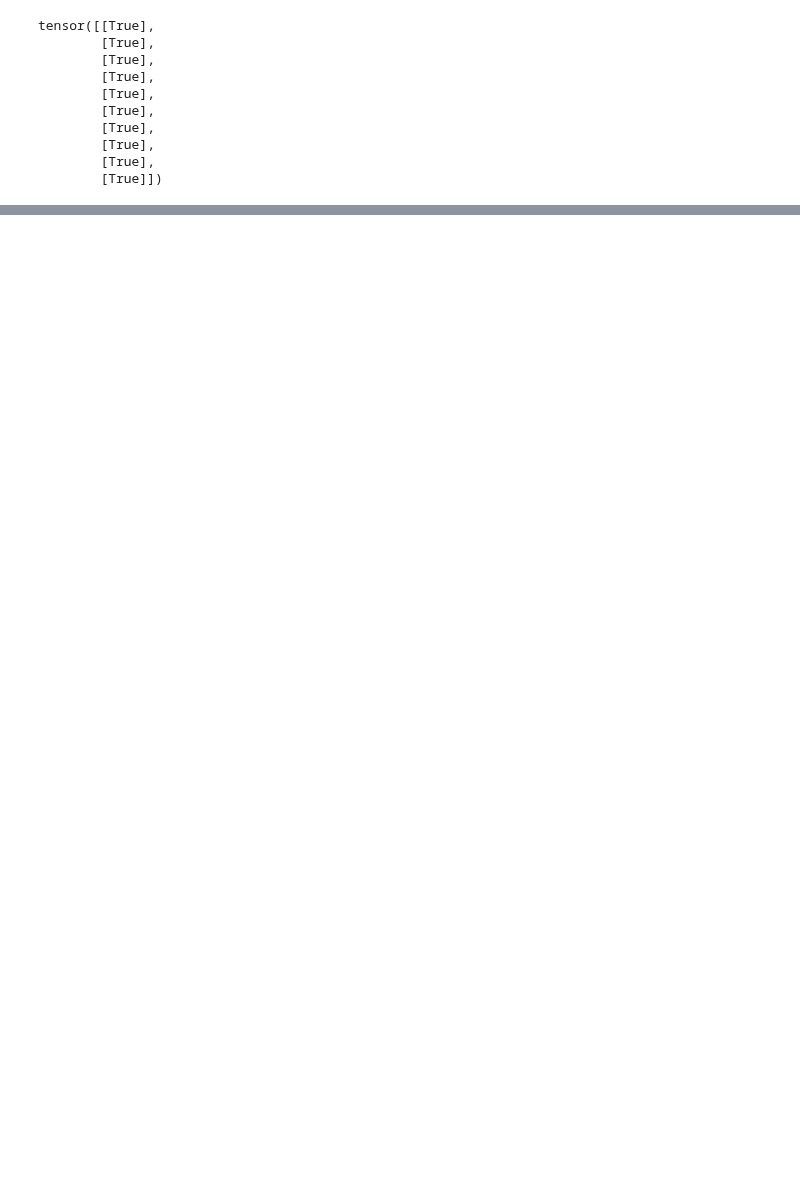
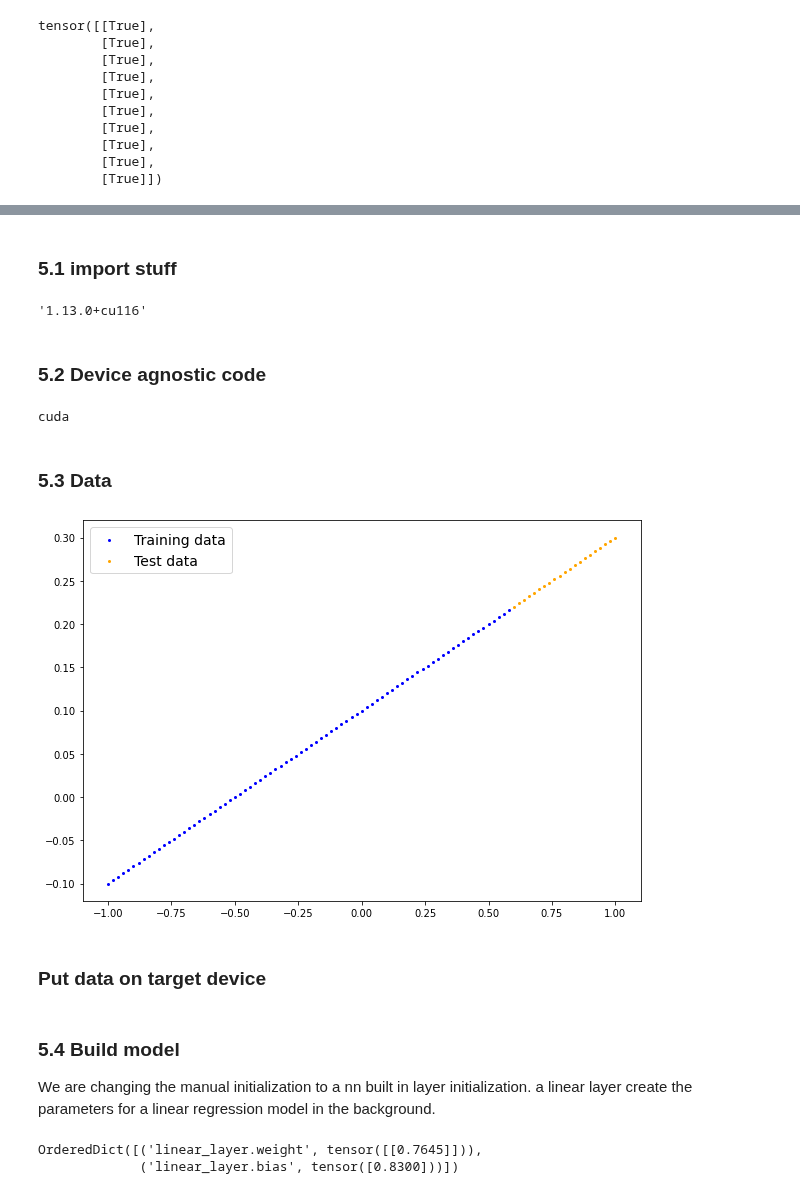
Before and after one commit to kay-squared/PyTorchLearn, a Jupyter notebook: 01_PyTorch_Workflow_video.ipynb, the cells around one changed output, grey strips where cells are left out. Cells and saved outputs as stored; diff of their text form; code cells hidden in the pictures; blank space fills up the shorter version.

```diff
--- a/01_PyTorch_Workflow_video.ipynb
+++ b/01_PyTorch_Workflow_video.ipynb
@@ -518,0 +513,47 @@ torch.save({
+# %% [markdown]
+### 5.1 import stuff
+# %%
+import torch
+from torch import nn
+import matplotlib.pyplot as plt
+torch.__version__
+# %% [output]
+'1.13.0+cu116'
+# %% [markdown]
+### 5.2 Device agnostic code
+# %%
+device = "cuda" if torch.cuda.is_available() else "cpu"
+print(device)
+#!nvidia-smi
+# %% [output]
+cuda
+# %% [markdown]
+### 5.3 Data
+# %%
+predictions=[]
+X=[]
+y=[]
+X_train=[]
+X_test=[]
+y_train=[]
+y_test=[]
+
+weight = 0.2
+bias = 0.1
+
+start =-1
+end=1
+step=0.02
+
+X = torch.arange(start,end+step,step).unsqueeze(dim=1)
+y = weight * X + bias
+
+train_split = int(0.8*len(X))
+X_train, y_train = X[:train_split],y[:train_split]
+X_test, y_test= X[train_split:],y[train_split:]
+
+plot_predictions(X_train,y_train,X_test,y_test)
+# %% [output]
+[figure, added]
+# %% [markdown]
+### Put data on target device
@@ -518,0 +565,4 @@ torch.save({
+# %% [markdown]
+### 5.4 Build model
+
+We are changing the manual initialization to a nn built in layer initialization. a linear layer create the parameters for a linear regression model in the background.
@@ -518,0 +594,7 @@ torch.save({
+# %%
+torch.manual_seed(42)
+model_1 = LinearRegressionModelV2()
+model_1.state_dict()
+# %% [output]
+OrderedDict([('linear_layer.weight', tensor([[0.7645]])),
+             ('linear_layer.bias', tensor([0.8300]))])
```
Also changed, not shown: parts of 12 cells of this notebook.
